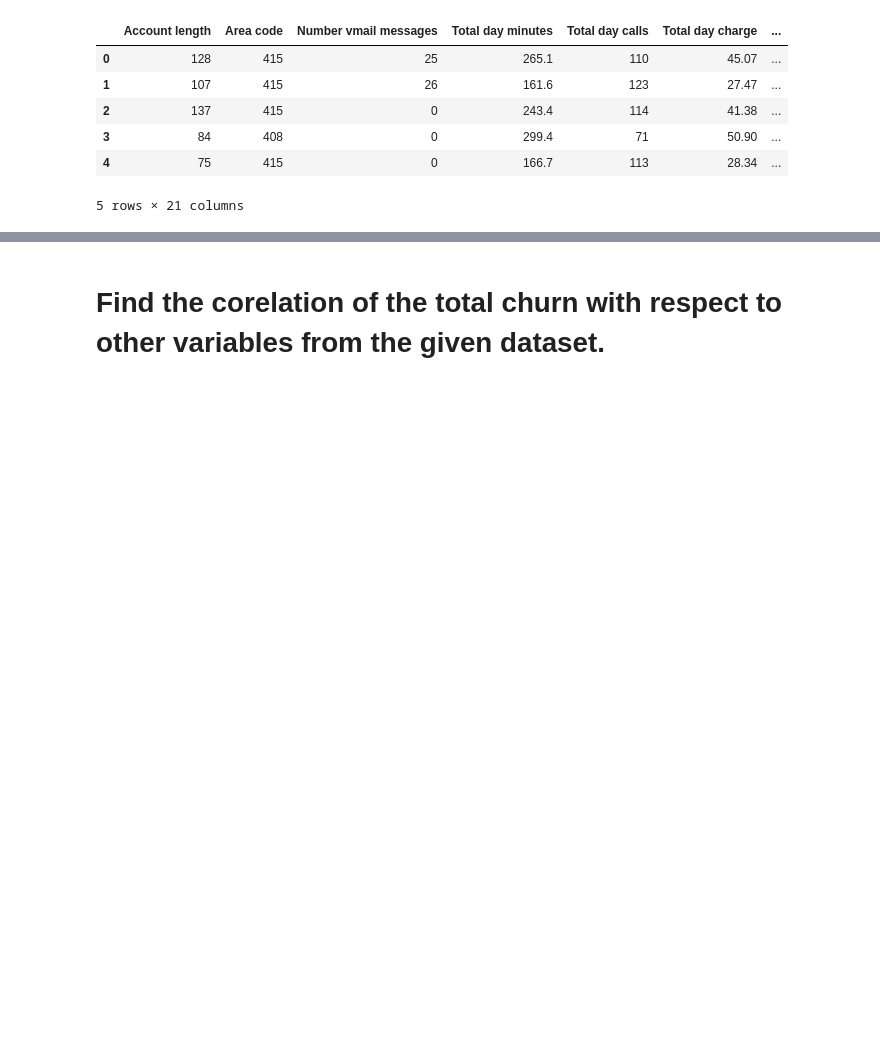
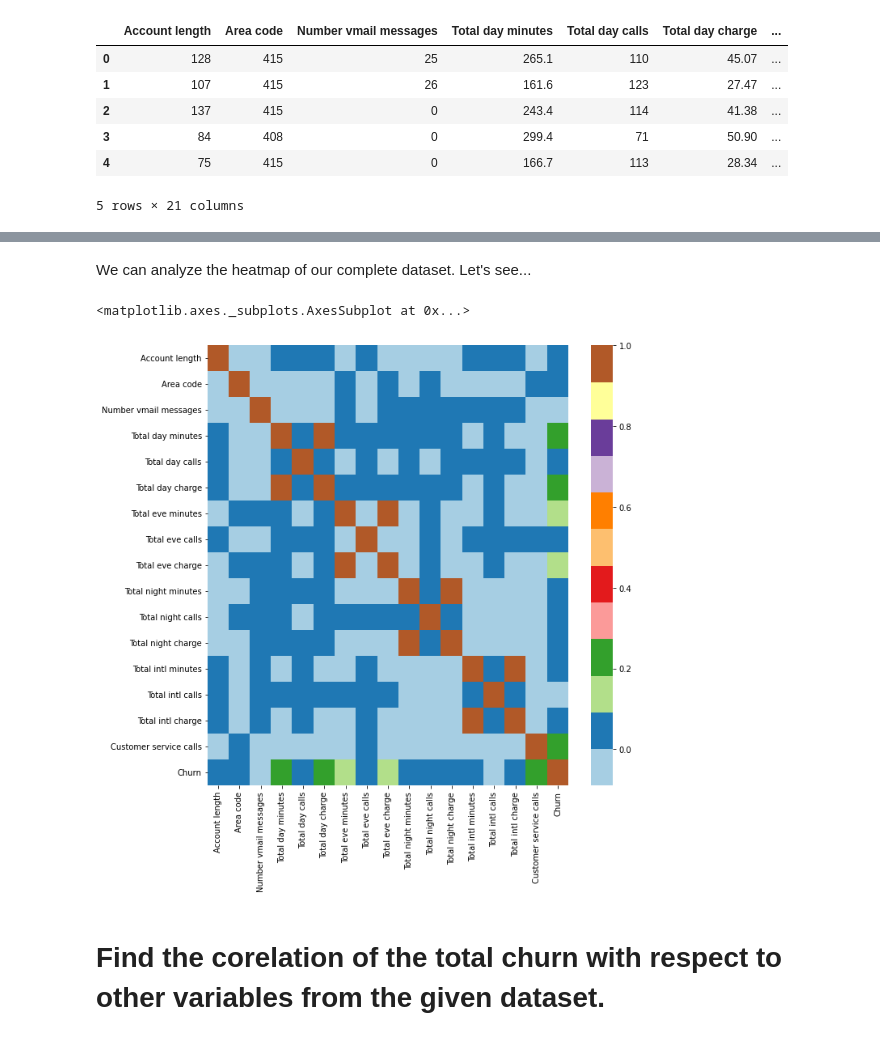
Before and after one commit to nikita-1095/EDA-Telecom-Churn-Analysis, a Jupyter notebook: Nikita_W_Telecom_Churn_Analysis_Capstone_Project.ipynb, the cells around one changed output, grey strips where cells are left out. Cells and saved outputs as stored; diff of their text form; code cells hidden in the pictures; blank space fills up the shorter version.

```diff
--- a/Nikita_W_Telecom_Churn_Analysis_Capstone_Project.ipynb
+++ b/Nikita_W_Telecom_Churn_Analysis_Capstone_Project.ipynb
@@ -187,3 +202,11 @@ df.sample(5)
+# %% [markdown]
+We can analyze the heatmap of our complete dataset. Let's see...
+# %%
+plt.figure(figsize=(10,10))
+sns.heatmap(df.corr(),cmap="Paired")
+# %% [output]
+<matplotlib.axes._subplots.AxesSubplot at 0x...>
+[figure, added]
 # %% [markdown]
 # Find the corelation of the total churn with respect to other variables from the given dataset.
 # %%
```
Also changed, not shown: parts of 5 cells of this notebook.
